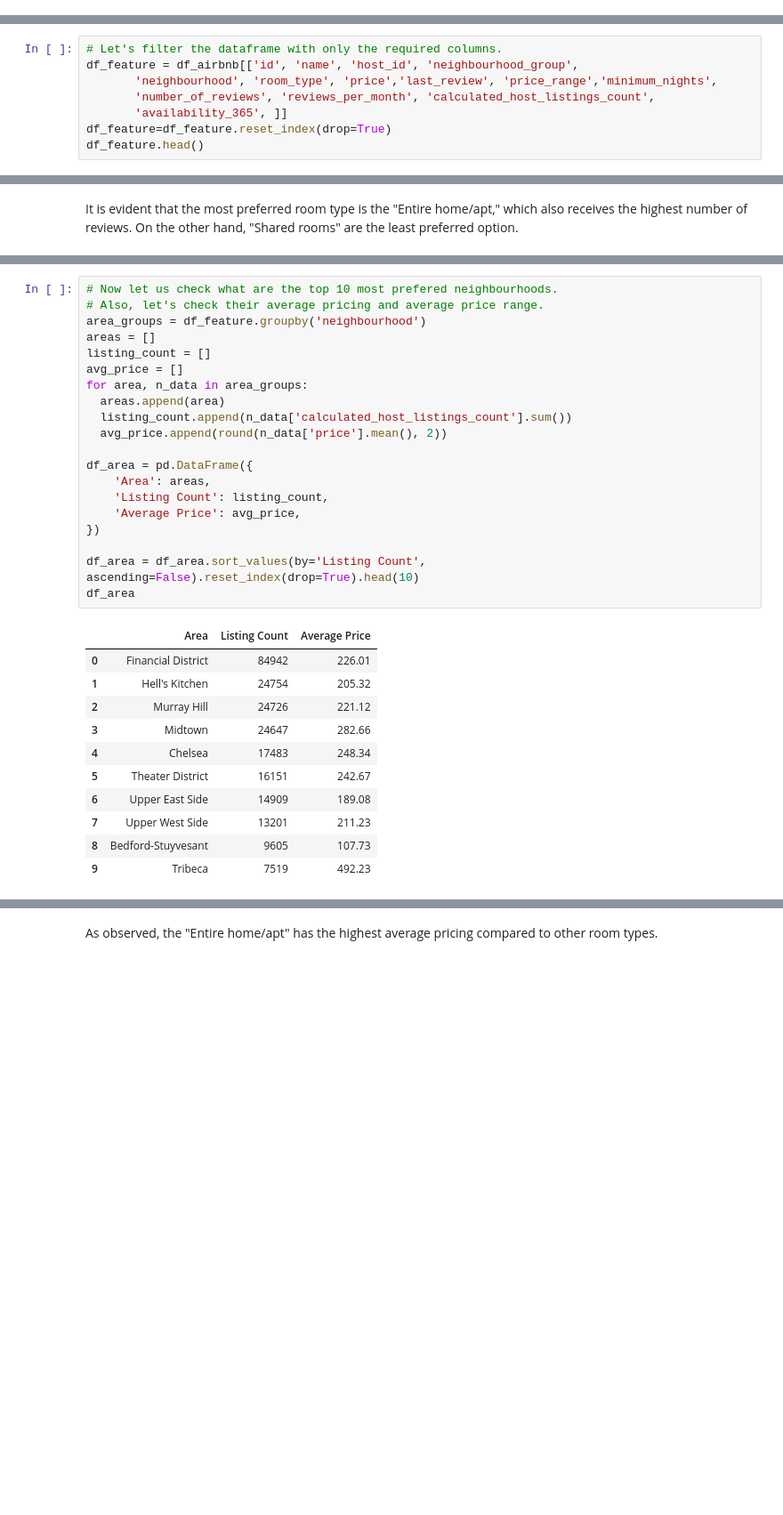
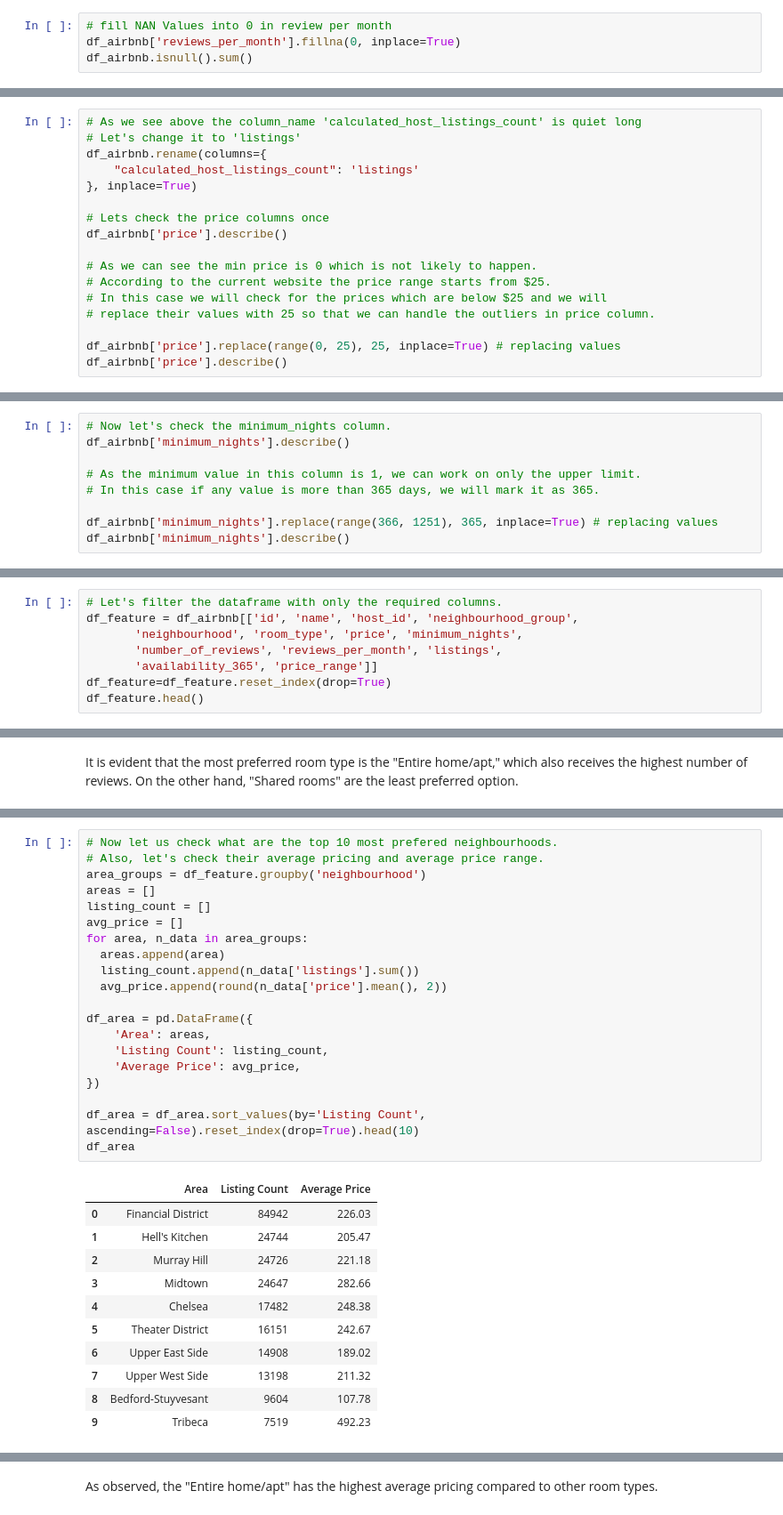
Before and after one commit to vibha-sanghani/EDA-AirBnb-Bookings-Analysis, a Jupyter notebook: Vibha_EDA_Airbnb.ipynb, the cells around one changed output, grey strips where cells are left out. Shown at 89% size. Saved outputs shown, nothing was run; the diff lists cells and outputs as text; blank space fills up the shorter version.

```diff
--- a/Vibha_EDA_Airbnb.ipynb
+++ b/Vibha_EDA_Airbnb.ipynb
@@ -295,0 +323,4 @@ As we can see we were having missing values in name, host_name,and reviews_per_m
+# %%
+# fill NAN Values into 0 in review per month
+df_airbnb['reviews_per_month'].fillna(0, inplace=True)
+df_airbnb.isnull().sum()
@@ -308,0 +369,17 @@ df_airbnb.describe()
+# %%
+# As we see above the column_name 'calculated_host_listings_count' is quiet long
+# Let's change it to 'listings'
+df_airbnb.rename(columns={
+    "calculated_host_listings_count": 'listings'
+}, inplace=True)
+
+# Lets check the price columns once
+df_airbnb['price'].describe()
+
+# As we can see the min price is 0 which is not likely to happen.
+# According to the current website the price range starts from $25.
+# In this case we will check for the prices which are below $25 and we will
+# replace their values with 25 so that we can handle the outliers in price column.
+
+df_airbnb['price'].replace(range(0, 25), 25, inplace=True) # replacing values
+df_airbnb['price'].describe()
@@ -308,0 +405,9 @@ df_airbnb.describe()
+# %%
+# Now let's check the minimum_nights column.
+df_airbnb['minimum_nights'].describe()
+
+# As the minimum value in this column is 1, we can work on only the upper limit.
+# In this case if any value is more than 365 days, we will mark it as 365.
+
+df_airbnb['minimum_nights'].replace(range(366, 1251), 365, inplace=True) # replacing values
+df_airbnb['minimum_nights'].describe()
@@ -436,9 +584,9 @@ Index(['id', 'name', 'host_id', 'host_name', 'neighbourhood_group',
 # %%
 # Let's filter the dataframe with only the required columns.
 df_feature = df_airbnb[['id', 'name', 'host_id', 'neighbourhood_group',
-       'neighbourhood', 'room_type', 'price','last_review', 'price_range','minimum_nights',
-       'number_of_reviews', 'reviews_per_month', 'calculated_host_listings_count',
-       'availability_365', ]]
+       'neighbourhood', 'room_type', 'price', 'minimum_nights',
+       'number_of_reviews', 'reviews_per_month', 'listings',
+       'availability_365', 'price_range']]
 df_feature=df_feature.reset_index(drop=True)
 df_feature.head()
 # %% [output]
@@ -567,34 +715,34 @@ df_feature['neighbourhood'].count() # there are 48662 neighbourhoods
 # %%
 # Now let us check what are the top 10 most prefered neighbourhoods.
 # Also, let's check their average pricing and average price range.
 area_groups = df_feature.groupby('neighbourhood')
 areas = []
 listing_count = []
 avg_price = []
 for area, n_data in area_groups:
   areas.append(area)
-  listing_count.append(n_data['calculated_host_listings_count'].sum())
+  listing_count.append(n_data['listings'].sum())
   avg_price.append(round(n_data['price'].mean(), 2))
 
 df_area = pd.DataFrame({
     'Area': areas,
     'Listing Count': listing_count,
     'Average Price': avg_price,
 })
 
 df_area = df_area.sort_values(by='Listing Count', ascending=False).reset_index(drop=True).head(10)
 df_area
 # %% [output]
 |  | Area | Listing Count | Average Price |
-| 0 | Financial District | 84942 | 226.01 |
-| 1 | Hell's Kitchen | 24754 | 205.32 |
-| 2 | Murray Hill | 24726 | 221.12 |
+| 0 | Financial District | 84942 | 226.03 |
+| 1 | Hell's Kitchen | 24744 | 205.47 |
+| 2 | Murray Hill | 24726 | 221.18 |
 | 3 | Midtown | 24647 | 282.66 |
-| 4 | Chelsea | 17483 | 248.34 |
+| 4 | Chelsea | 17482 | 248.38 |
 | 5 | Theater District | 16151 | 242.67 |
-| 6 | Upper East Side | 14909 | 189.08 |
-| 7 | Upper West Side | 13201 | 211.23 |
-| 8 | Bedford-Stuyvesant | 9605 | 107.73 |
+| 6 | Upper East Side | 14908 | 189.02 |
+| 7 | Upper West Side | 13198 | 211.32 |
+| 8 | Bedford-Stuyvesant | 9604 | 107.78 |
 | 9 | Tribeca | 7519 | 492.23 |
 # %%
 # To analyze the relationship between price and room type,
```
Also changed, not shown: parts of 28 cells of this notebook.
